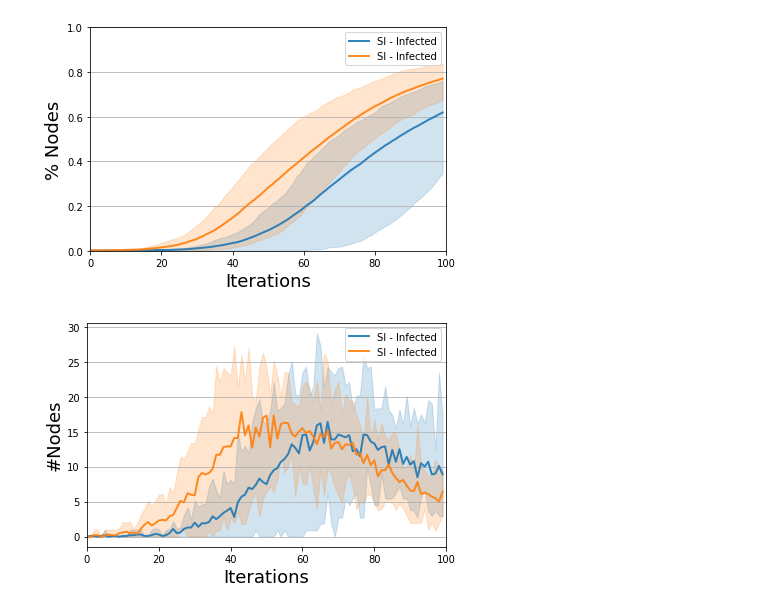
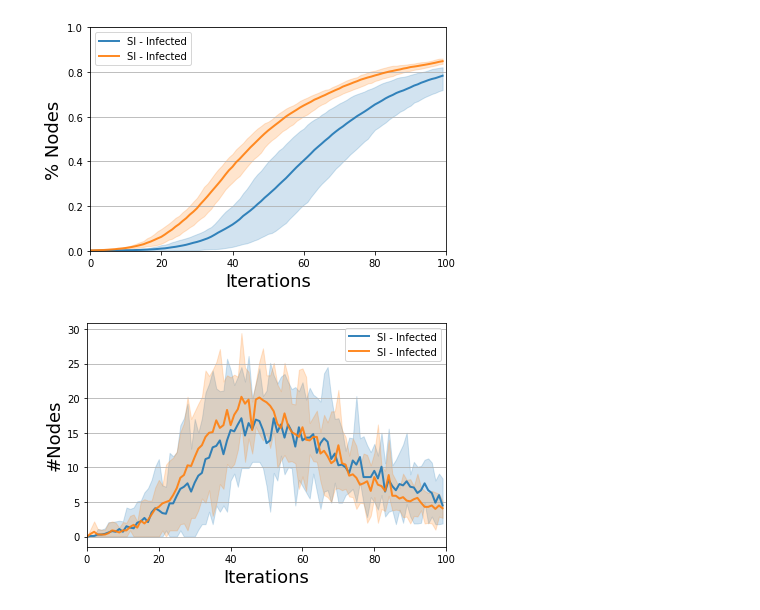
Before and after one commit to amshoo/python, a Jupyter notebook: epi/epi2.ipynb, the cells around one changed output. Cells and saved outputs as stored; diff of their text form; code cells hidden in the pictures.

```diff
--- a/epi/epi2.ipynb
+++ b/epi/epi2.ipynb
@@ -12,39 +12,39 @@ G = nx.read_weighted_edgelist(fh,nodetype=None, encoding='utf-8')
 fh.close()
 g = nx.convert_node_labels_to_integers(G, first_label=0, ordering="default", label_attribute = None)
 
 from ndlib.utils import multi_runs
 import warnings
 warnings.filterwarnings("ignore")
 #--------------------------------------------------------------
 model = si.SIModel(g)
 config = mc.Configuration()
 config.add_model_parameter('beta', 0.01)
 
 
-infected_nodes = [16]
+infected_nodes = [196]
 config.add_model_initial_configuration("Infected", infected_nodes)
 model.set_initial_status(config)
 
 trends = multi_runs(model, execution_number=10, iteration_number=100, nprocesses=4)
 #--------------------------------------------------------------
 model1 = si.SIModel(g)
 config = mc.Configuration()
 config.add_model_parameter('beta', 0.01)
 
-infected_nodes1 = [341]
+infected_nodes1 = [105]
 config.add_model_initial_configuration("Infected", infected_nodes1)
 model.set_initial_status(config)
 trends1 = multi_runs(model, execution_number=10, iteration_number=100, nprocesses=4)
 #--------------------------------------------------------------
 
 from ndlib.viz.mpl.TrendComparison import DiffusionTrendComparison
 viz = DiffusionTrendComparison([model,model1], [trends,trends1], statuses=['Infected'])
 viz.plot(percentile=90)
 # %% [output]
-[figure, old version]
+[figure, new version]
 # %%
 from ndlib.viz.mpl.PrevalenceComparison import DiffusionPrevalenceComparison
 viz = DiffusionPrevalenceComparison([model, model1], [trends, trends1], statuses=['Infected'])
 viz.plot(percentile=90)
 # %% [output]
-[figure, old version]
+[figure, new version]
```
Also changed, not shown: 39 other files.
